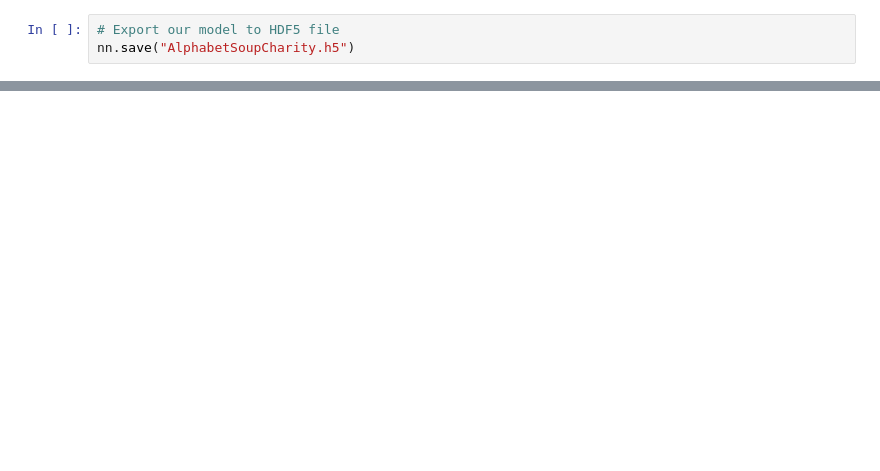
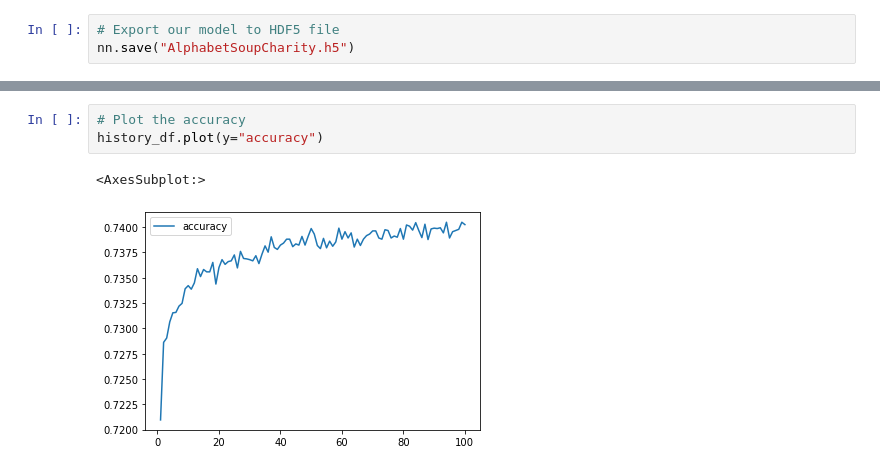
Before and after one commit to aseo67/Neural_Network_Charity_Analysis, a Jupyter notebook: AlphabetSoupCharity.ipynb, the cells around one changed output, grey strips where cells are left out. Cells and saved outputs as stored; diff of their text form; blank space fills up the shorter version.

```diff
--- a/AlphabetSoupCharity.ipynb
+++ b/AlphabetSoupCharity.ipynb
@@ -284,0 +293,6 @@ nn.save("AlphabetSoupCharity.h5")
+# %%
+# Plot the accuracy
+history_df.plot(y="accuracy")
+# %% [output]
+<AxesSubplot:>
+[figure, added]
```
Also changed, not shown: parts of 5 cells of this notebook, 25 other files.
